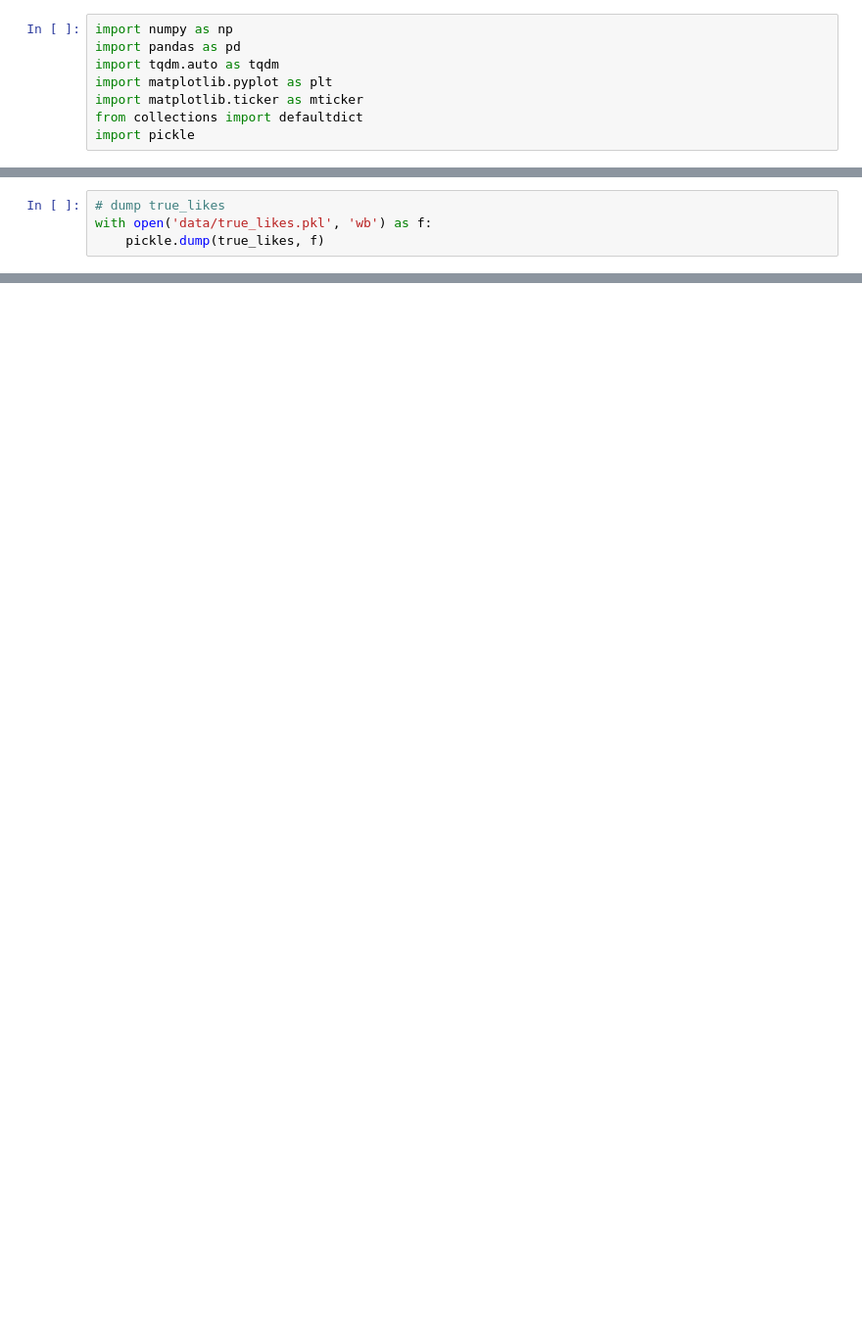
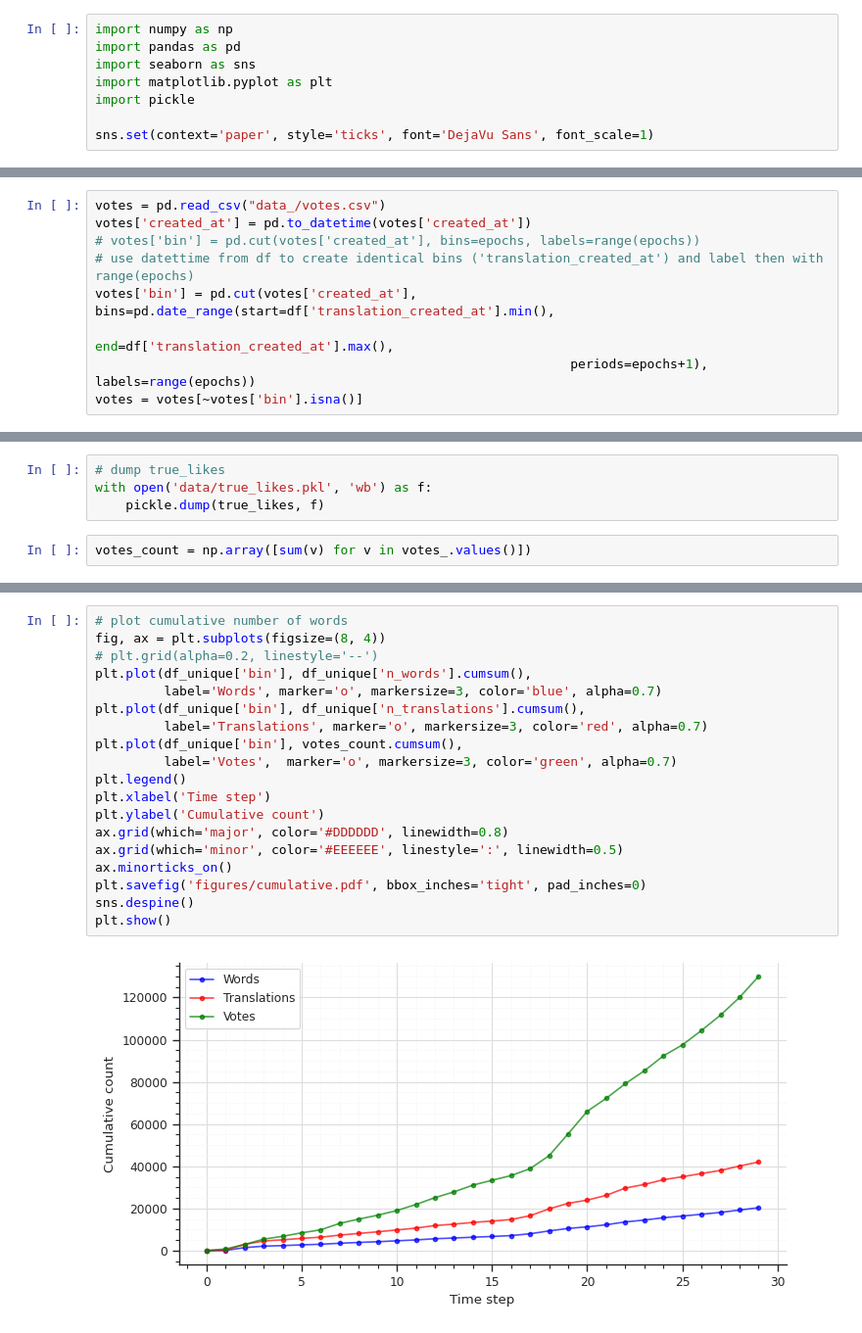
Before and after one commit to alexeykosh/2023-slovotvir-reuse-analysis, a Jupyter notebook: model_data.ipynb, the cells around one changed output, grey strips where cells are left out. Shown: that part at 98% size. Cells and saved outputs as stored; diff of their text form; blank space fills up the shorter version.

```diff
--- a/model_data.ipynb
+++ b/model_data.ipynb
@@ -1,8 +1,8 @@
 # %%
 import numpy as np
 import pandas as pd
-import tqdm.auto as tqdm
+import seaborn as sns
 import matplotlib.pyplot as plt
-import matplotlib.ticker as mticker
-from collections import defaultdict
 import pickle
+
+sns.set(context='paper', style='ticks', font='DejaVu Sans', font_scale=1)
@@ -35,0 +42,9 @@ df = (df.
+# %%
+votes = pd.read_csv("data_/votes.csv")
+votes['created_at'] = pd.to_datetime(votes['created_at'])
+# votes['bin'] = pd.cut(votes['created_at'], bins=epochs, labels=range(epochs))
+# use datettime from df to create identical bins ('translation_created_at') and label then with range(epochs)
+votes['bin'] = pd.cut(votes['created_at'], bins=pd.date_range(start=df['translation_created_at'].min(),
+                                                              end=df['translation_created_at'].max(),
+                                                              periods=epochs+1), labels=range(epochs))
+votes = votes[~votes['bin'].isna()]
@@ -114,3 +107,5 @@ true_ranked = np.argsort(true_likes)[::-1]
 # dump true_likes
 with open('data/true_likes.pkl', 'wb') as f:
     pickle.dump(true_likes, f)
+# %%
+votes_count = np.array([sum(v) for v in votes_.values()])
@@ -116,0 +114,21 @@ with open('data/true_likes.pkl', 'wb') as f:
+# %%
+# plot cumulative number of words
+fig, ax = plt.subplots(figsize=(8, 4))
+# plt.grid(alpha=0.2, linestyle='--')
+plt.plot(df_unique['bin'], df_unique['n_words'].cumsum(),
+         label='Words', marker='o', markersize=3, color='blue', alpha=0.7)
+plt.plot(df_unique['bin'], df_unique['n_translations'].cumsum(),
+         label='Translations', marker='o', markersize=3, color='red', alpha=0.7)
+plt.plot(df_unique['bin'], votes_count.cumsum(),
+         label='Votes',  marker='o', markersize=3, color='green', alpha=0.7)
+plt.legend()
+plt.xlabel('Time step')
+plt.ylabel('Cumulative count')
+ax.grid(which='major', color='#DDDDDD', linewidth=0.8)
+ax.grid(which='minor', color='#EEEEEE', linestyle=':', linewidth=0.5)
+ax.minorticks_on()
+plt.savefig('figures/cumulative.pdf', bbox_inches='tight', pad_inches=0)
+sns.despine()
+plt.show()
+# %% [output]
+[figure, added]
```
Also changed, not shown: parts of 14 cells of this notebook, 2 other files.
